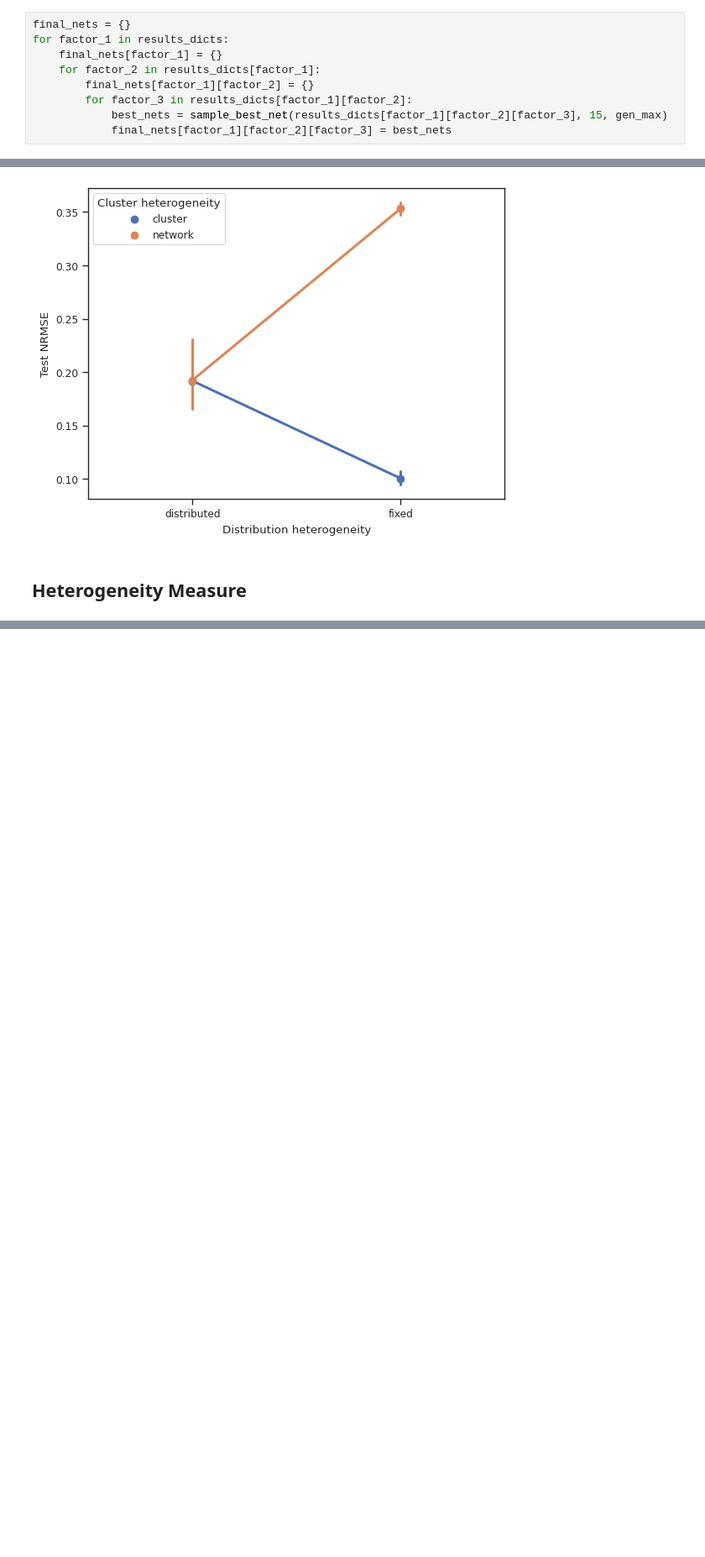
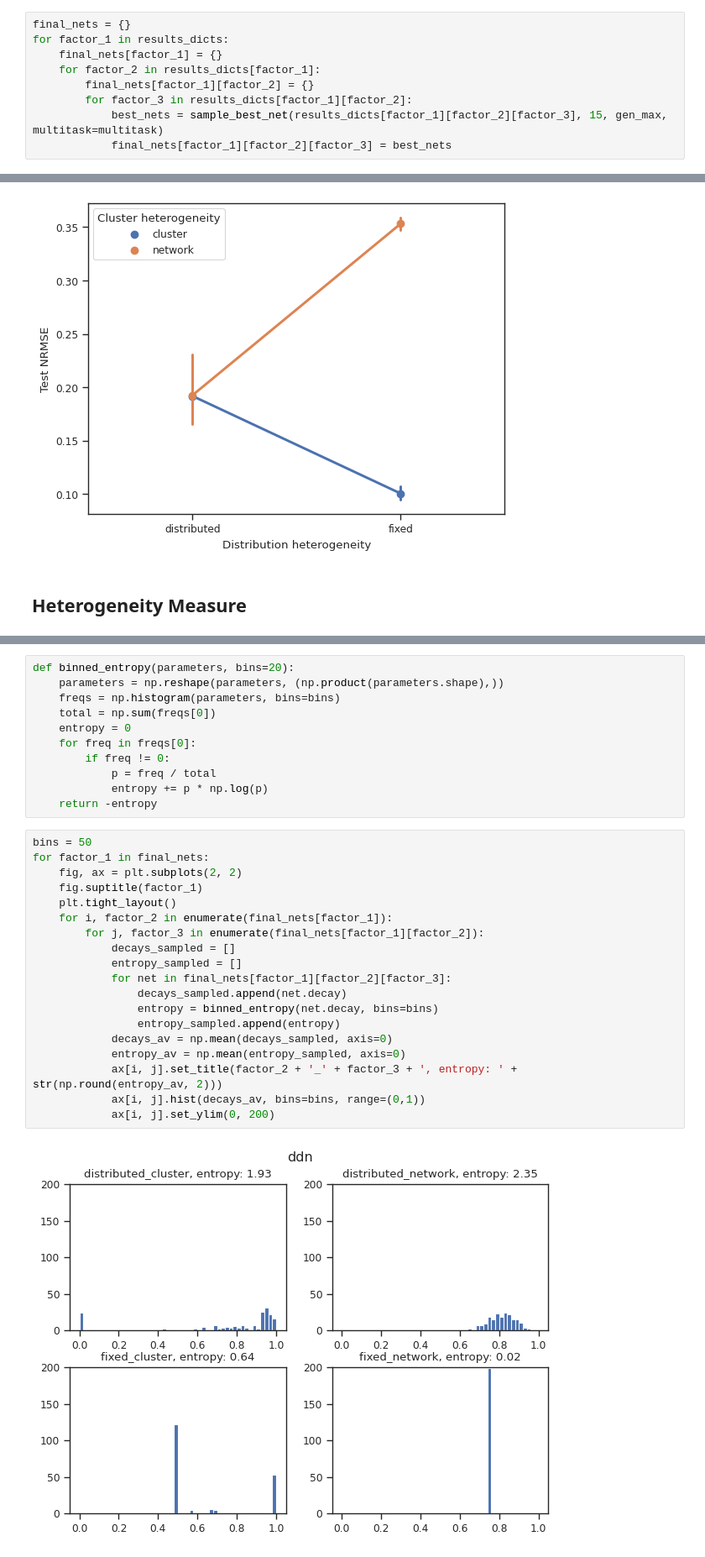
Before and after one commit to StefanIacob/DDN-public, a Jupyter notebook: analysis.ipynb, the cells around one changed output, grey strips where cells are left out. Shown: that part at 84% size. Cells and saved outputs as stored; diff of their text form; blank space fills up the shorter version.

```diff
--- a/analysis.ipynb
+++ b/analysis.ipynb
@@ -133,6 +177,6 @@ for factor_1 in results_dicts:
     for factor_2 in results_dicts[factor_1]:
         final_nets[factor_1][factor_2] = {}
         for factor_3 in results_dicts[factor_1][factor_2]:
-            best_nets = sample_best_net(results_dicts[factor_1][factor_2][factor_3], 15, gen_max)
+            best_nets = sample_best_net(results_dicts[factor_1][factor_2][factor_3], 15, gen_max, multitask=multitask)
             final_nets[factor_1][factor_2][factor_3] = best_nets
 # %% [output]
@@ -197,0 +260,32 @@ sns.pointplot(test_df_ddn, x='Distribution heterogeneity', y='Test NRMSE', hue='
+# %%
+def binned_entropy(parameters, bins=20):
+    parameters = np.reshape(parameters, (np.product(parameters.shape),))
+    freqs = np.histogram(parameters, bins=bins)
+    total = np.sum(freqs[0])
+    entropy = 0
+    for freq in freqs[0]:
+        if freq != 0:
+            p = freq / total
+            entropy += p * np.log(p)
+    return -entropy
+# %%
+bins = 50
+for factor_1 in final_nets:
+    fig, ax = plt.subplots(2, 2)
+    fig.suptitle(factor_1)
+    plt.tight_layout()
+    for i, factor_2 in enumerate(final_nets[factor_1]):
+        for j, factor_3 in enumerate(final_nets[factor_1][factor_2]):
+            decays_sampled = []
+            entropy_sampled = []
+            for net in final_nets[factor_1][factor_2][factor_3]:
+                decays_sampled.append(net.decay)
+                entropy = binned_entropy(net.decay, bins=bins)
+                entropy_sampled.append(entropy)
+            decays_av = np.mean(decays_sampled, axis=0)
+            entropy_av = np.mean(entropy_sampled, axis=0)
+            ax[i, j].set_title(factor_2 + '_' + factor_3 + ', entropy: ' + str(np.round(entropy_av, 2)))
+            ax[i, j].hist(decays_av, bins=bins, range=(0,1))
+            ax[i, j].set_ylim(0, 200)
+# %% [output]
+[figure, added]
```
Also changed, not shown: parts of 16 cells of this notebook.
